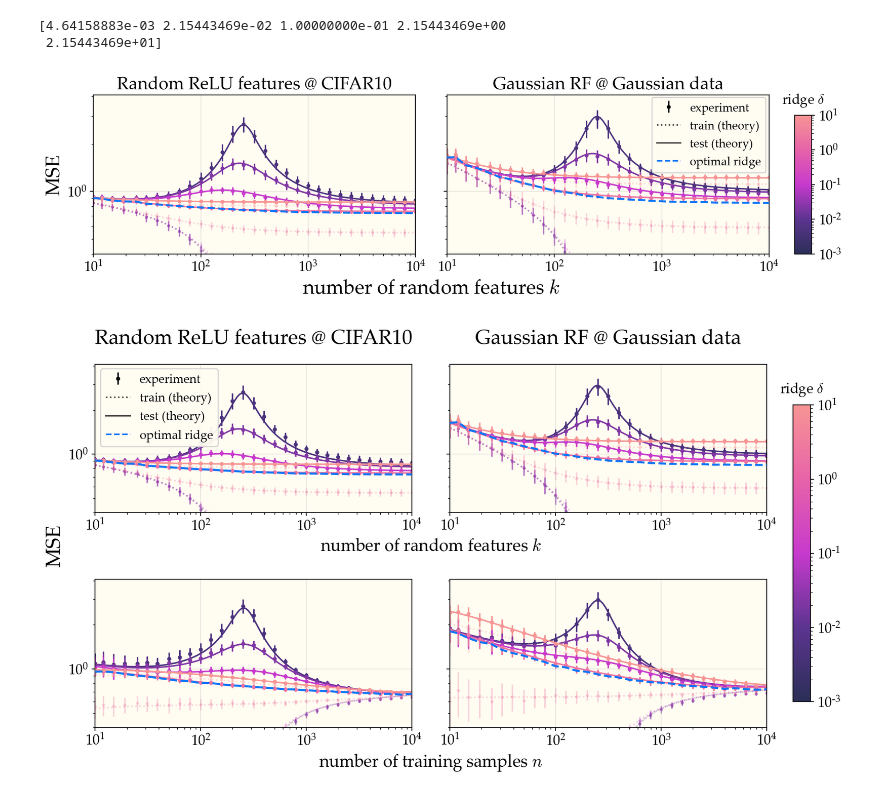
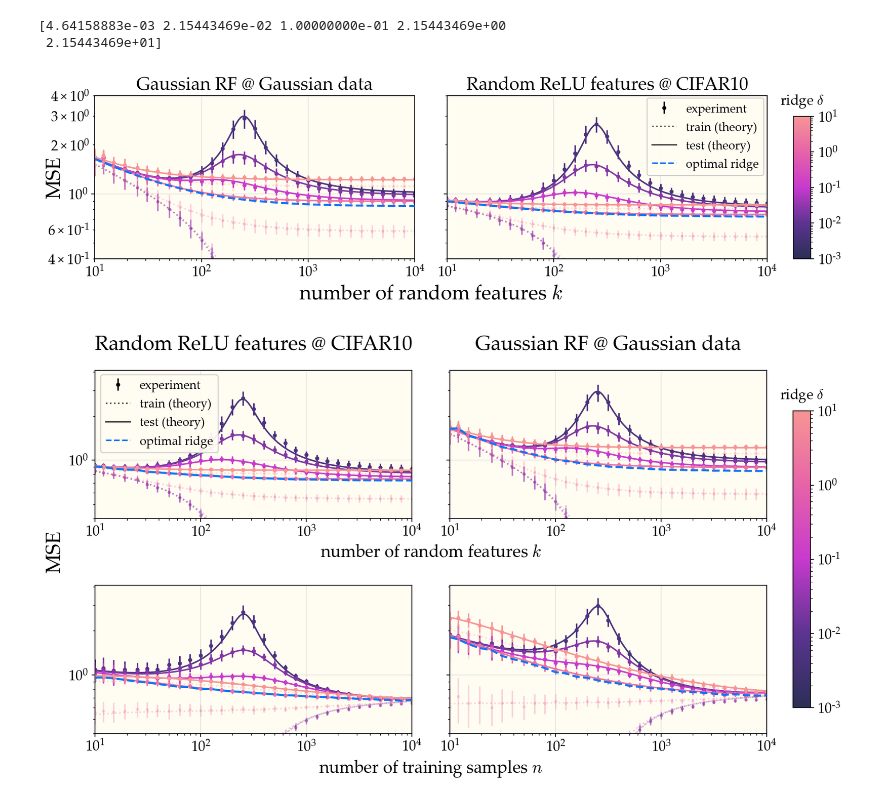
Before and after one commit to dkarkada/more-is-better, a Jupyter notebook: plots/plotting.ipynb, the cells around one changed output. Saved outputs shown, nothing was run; the diff lists cells and outputs as text; code cells hidden in the pictures.

Commit message:
updated plots

```diff
--- a/plots/plotting.ipynb
+++ b/plots/plotting.ipynb
@@ -117,8 +119,8 @@ def do_nplot(ax, sm, expt, theory, M):
         ax.plot(n, theory_train_mse, ls=":", color=color, alpha=0.3)
         ax.plot(n, theory_test_mse, color=color)
 
-    optridge = expt.get(stats_axis='trial', k=256, result="test_mse")[0].min(axis=1)
-    n = expt.get_axis("n")
+    optridge = theory.get(k=256, result="test_mse").min(axis=1)
+    n = theory.get_axis("n")
     ax.plot(n, optridge, color="xkcd:deep sky blue", lw=2, ls='--', zorder=5)
 
 
@@ -145,8 +147,8 @@ def do_kplot(ax, sm, expt, theory, n, M):
         ax.plot(kk, theory_train_mse, ls=":", color=color, alpha=0.3)
         ax.plot(kk, theory_test_mse, color=color)
 
-    optridge = expt.get(stats_axis='trial', n=256, result="test_mse")[0].min(axis=1)
-    k = expt.get_axis("k")
+    optridge = theory.get(n=256, result="test_mse").min(axis=1)
+    k = theory.get_axis("k")
     ax.plot(k, optridge, color="xkcd:deep sky blue", lw=2, ls='--', zorder=5)
 # %%
 expt = ExperimentResults.load(f"{work_dir}/expt-gaussian-n256.expt")
@@ -171,7 +173,9 @@ plot_params = {
     "titles": ["Random ReLU features @ CIFAR10", "Gaussian RF @ Gaussian data"],
 }
 
+permute = [1, 0]
 for i, ax in enumerate(axes):
+    i = permute[i]
     id = plot_params["ids"][i]
     expt = ExperimentResults.load(f"{work_dir}/expt-{id}n256.expt")
     theory = ExperimentResults.load(f"{work_dir}/theory-{id}n256.expt")
@@ -183,7 +187,8 @@ for i, ax in enumerate(axes):
     ax.set_yscale('log')
 
     ax.set_xlim(1e1, 1e4)
-    ax.set_ylim(4e-1, 4.1e0)
+    ax.set_ylim(4e-1, 4e0)
+    ax.yaxis.set_major_locator(MaxNLocator(numticks=3))
     ax.set_axisbelow(True)
     ax.grid(alpha=0.3, zorder=-5)
 
@@ -191,34 +196,34 @@ fig.add_subplot(111, frameon=False)
 # hide tick and tick label of the big axis
 plt.tick_params(labelcolor='none', which='both', top=False, bottom=False, left=False, right=False)
 plt.xlabel('number of random features $k$', size="x-large")
 plt.ylabel('MSE', size="x-large")
 plt.tight_layout()
 fig.subplots_adjust(bottom=0, right=0.9)
 cbar_ax = fig.add_axes([0.93, 0.0, 0.02, 0.7])
 fig.colorbar(sm, cax=cbar_ax) # label the colorbar?
 cbar_ax.set_title("ridge $\delta$", pad=12, fontsize=14)
 
 line = Line2D([],[], ls='none', marker='.', markersize=6, color='k')
 barline = LineCollection(np.empty((2,2,2)), color='k')
 plt.figlegend(
     (
         ErrorbarContainer((line, [], [barline]), has_xerr=False, has_yerr=True),
         Line2D([0], [0], color='k', alpha=0.7, ls=':'),
         Line2D([0], [0], color='k', alpha=0.7, ls='-'),
         Line2D([0], [0], color='xkcd:deep sky blue', alpha=1, ls='--'),),
     (
         "experiment",
         "train (theory)",
         "test (theory)",
         "optimal ridge",),
     fontsize=12,
     bbox_to_anchor=(.903, .82),
     loc="upper right",
     framealpha=0.95,
 )
 plt.savefig("rf-n256.pdf", bbox_inches="tight")
 # %% [output]
-[figure, old version]
+[figure, new version]
 # %%
 colors = [get_color(i, 4) for i in range(5)]
 cmap = LinearSegmentedColormap.from_list('my_list', colors, N=256)
```
Also changed, not shown: parts of 1 cell of this notebook, 1 other file.
